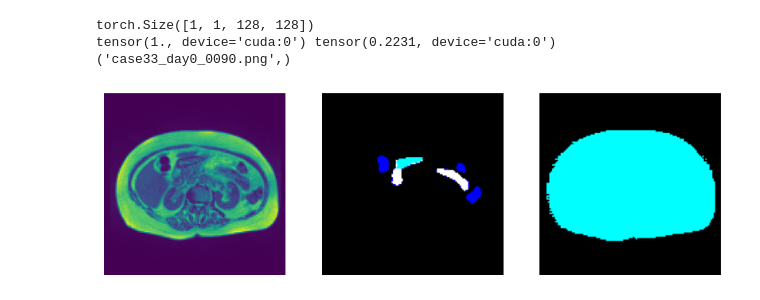
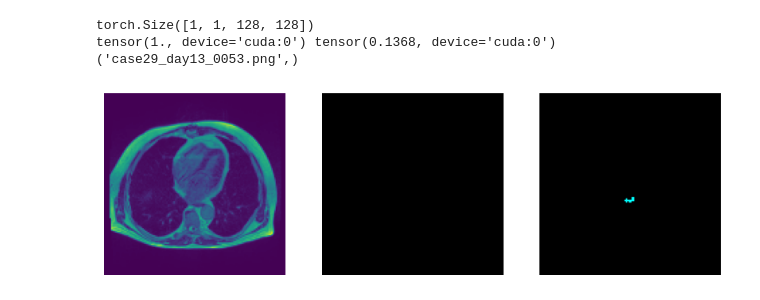
Before and after one commit to Quason/my-kaggle, a Jupyter notebook: tmp.ipynb, the cells around one changed output. Saved outputs shown, nothing was run; the diff lists cells and outputs as text; code cells hidden in the pictures.

```diff
--- a/tmp.ipynb
+++ b/tmp.ipynb
@@ -26,8 +26,8 @@ plt.rcParams.update({'font.size': 22})
 
 device = torch.device('cuda:0' if torch.cuda.is_available() else 'cpu')
 batch_size = 1
-pth = "/root/qiyuan/codes/my-kaggle/data/tflogs/20230411045759/E004.pth"
-src_dir = "/data/qiyuan_data/uw-madison-gi-tract-image-segmentation/ds_has_target/train"
+pth = "/root/qiyuan/codes/my-kaggle/data/tflogs/20230411071211/E301.pth"
+src_dir = "/data/qiyuan_data/uw-madison-gi-tract-image-segmentation/ds_no_target/test"
 net = mscff.MSCFF(1, 4)
 net.to(device=device)
 net.load_state_dict(torch.load(pth, map_location=device))
@@ -48,33 +48,33 @@ for batch in tqdm(loader):
     imgs = imgs.to(device=device, dtype=torch.float32)
     mask = mask.to(device=device, dtype=torch.long)
     mask_pred = net(imgs)
 
     img_gt = to_palette(torch.squeeze(mask.cpu()))
     mask_pred = torch.argmax(mask_pred, axis=1)
     img_pred = to_palette(torch.squeeze(mask_pred.cpu()))
 
     print(imgs.shape)
     print(torch.max(imgs), torch.mean(imgs))
     print(name)
 
     img = np.squeeze(imgs[0, :, :, :].cpu().numpy())
     img = np.clip(img * 255, 0, 255)
     img = img.astype(np.uint8)
 
     plt.figure(figsize=(10, 5))
     plt.subplot(131)
     plt.axis('off')
     plt.imshow(img)
     plt.subplot(132)
     plt.axis('off')
     plt.imshow(img_gt)
     plt.subplot(133)
     plt.axis('off')
     plt.imshow(img_pred)
     plt.show()
     break
 # %% [output]
 torch.Size([1, 1, 128, 128])
-tensor(1., device='cuda:0') tensor(0.2231, device='cuda:0')
-('case33_day0_0090.png',)
+tensor(1., device='cuda:0') tensor(0.1368, device='cuda:0')
+('case29_day13_0053.png',)
-[figure, old version]
+[figure, new version]
```
Also changed, not shown: 5 other files.
